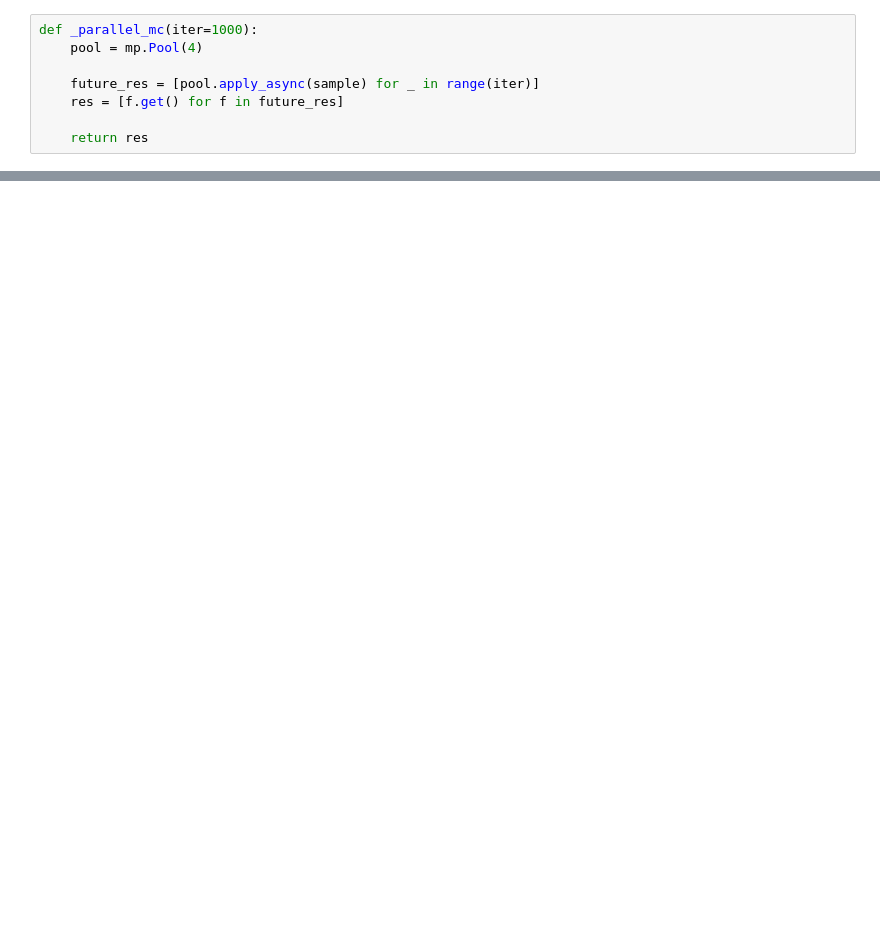
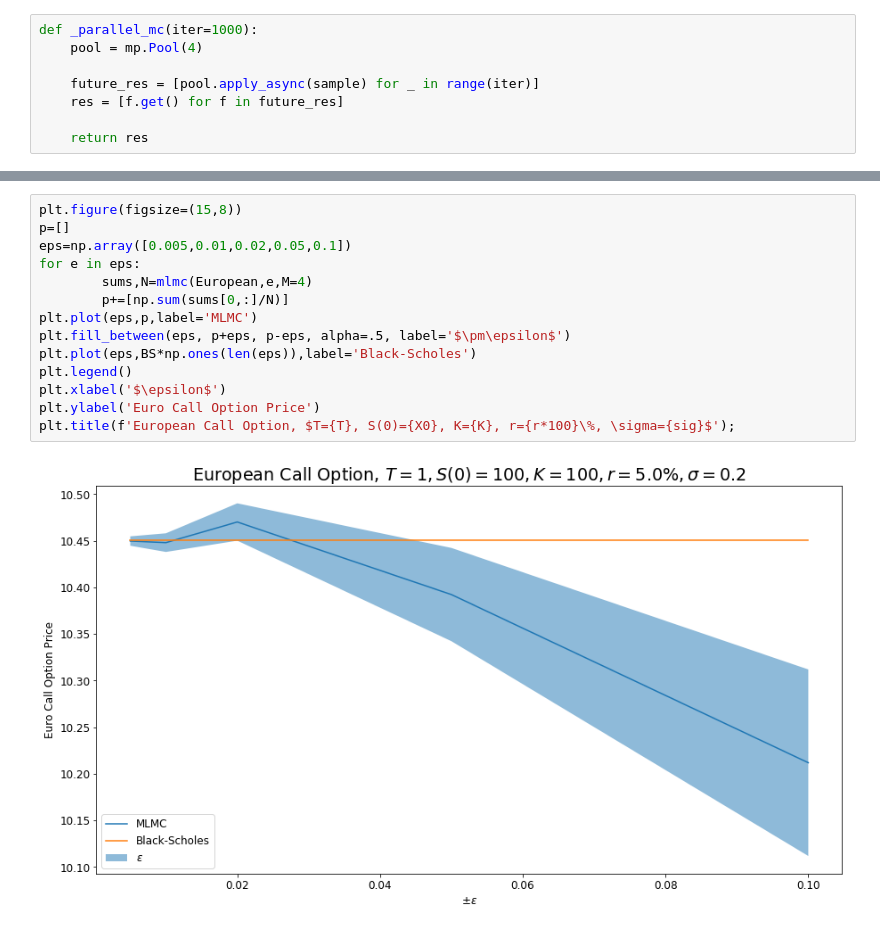
Before and after one commit to mckeownish/Multilevel_MC_SDEs, a Jupyter notebook: MLMC Code.ipynb, the cells around one changed output, grey strips where cells are left out. Saved outputs shown, nothing was run; the diff lists cells and outputs as text; blank space fills up the shorter version.

```diff
--- a/MLMC Code.ipynb
+++ b/MLMC Code.ipynb
@@ -189,0 +407,16 @@ print(100*norm.cdf(D1)-100*np.exp(-r)*norm.cdf(D2))
+# %%
+plt.figure(figsize=(15,8))
+p=[]
+eps=np.array([0.005,0.01,0.02,0.05,0.1])
+for e in eps:
+        sums,N=mlmc(European,e,M=4)
+        p+=[np.sum(sums[0,:]/N)]
+plt.plot(eps,p,label='MLMC')
+plt.fill_between(eps, p+eps, p-eps, alpha=.5, label='$\pm\epsilon$')
+plt.plot(eps,BS*np.ones(len(eps)),label='Black-Scholes')
+plt.legend()
+plt.xlabel('$\epsilon$')
+plt.ylabel('Euro Call Option Price')
+plt.title(f'European Call Option, $T={T}, S(0)={X0}, K={K}, r={r*100}\%, \sigma={sig}$');
+# %% [output]
+[figure, added]
```
Also changed, not shown: parts of 8 cells of this notebook.
